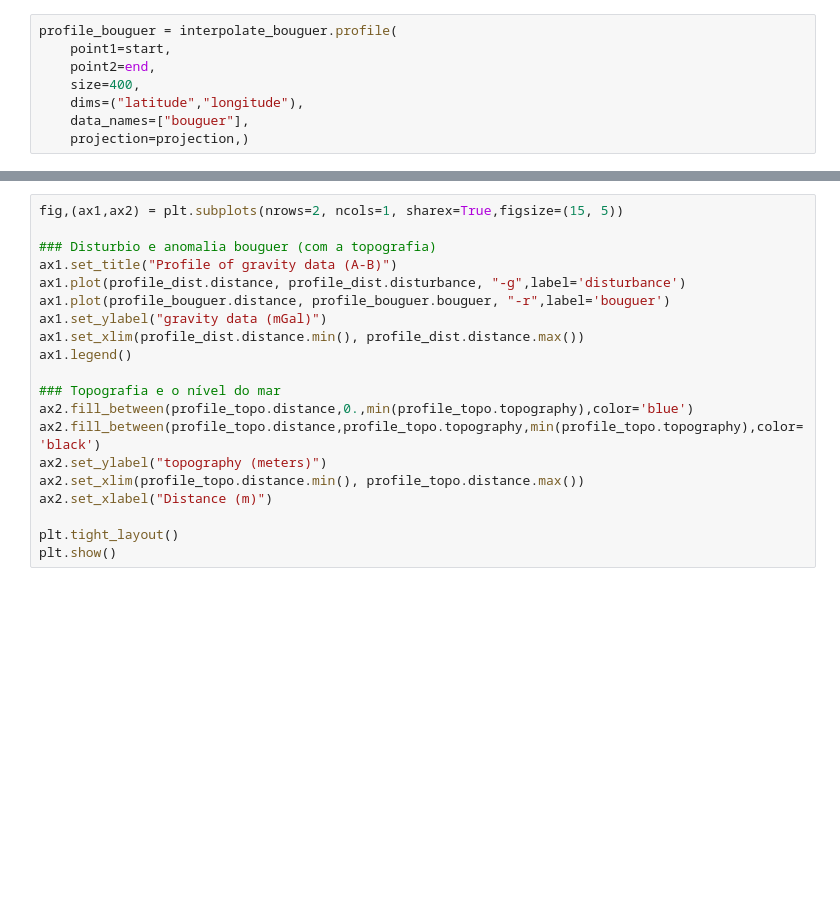
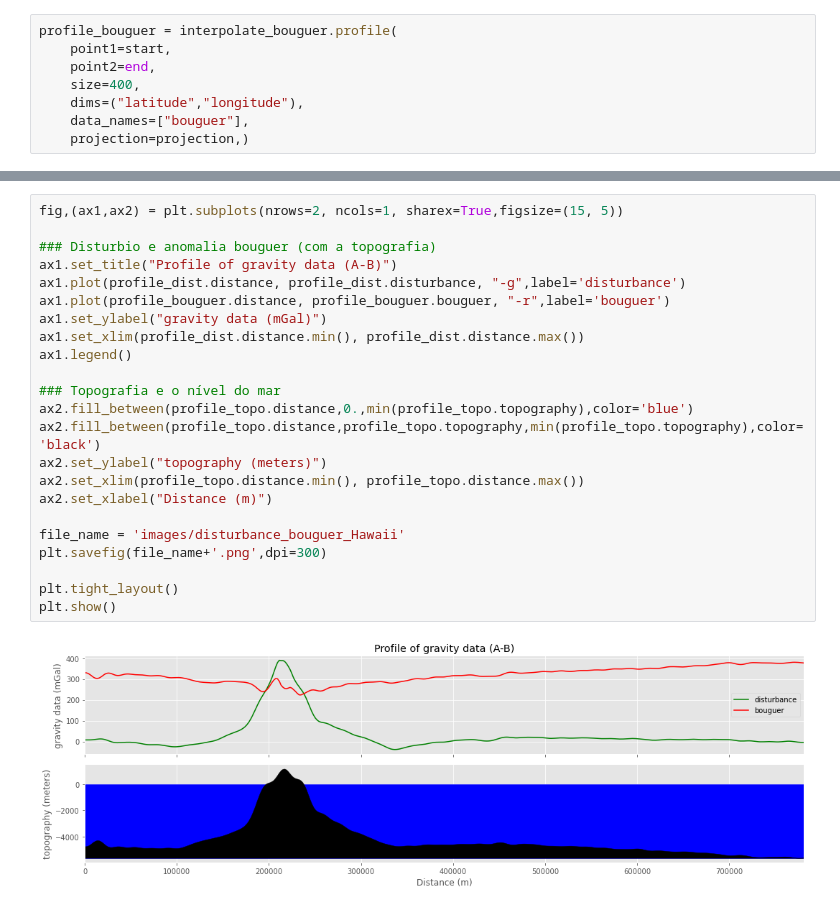
Before and after one commit to andrelreis/metodos-potenciais, a Jupyter notebook: Content/code/1. Gravity_earth/6. Hawaii_bouguer_anomaly.ipynb, the cells around one changed output, grey strips where cells are left out. Drawn from its saved outputs; the diff is of its cells as text; blank space fills up the shorter version.

```diff
--- a/Content/code/1. Gravity_earth/6. Hawaii_bouguer_anomaly.ipynb
+++ b/Content/code/1. Gravity_earth/6. Hawaii_bouguer_anomaly.ipynb
@@ -222,20 +267,25 @@ plt.show()
 # %%
 fig,(ax1,ax2) = plt.subplots(nrows=2, ncols=1, sharex=True,figsize=(15, 5))
 
 ### Disturbio e anomalia bouguer (com a topografia)
 ax1.set_title("Profile of gravity data (A-B)")
 ax1.plot(profile_dist.distance, profile_dist.disturbance, "-g",label='disturbance')
 ax1.plot(profile_bouguer.distance, profile_bouguer.bouguer, "-r",label='bouguer')
 ax1.set_ylabel("gravity data (mGal)")
 ax1.set_xlim(profile_dist.distance.min(), profile_dist.distance.max())
 ax1.legend()
 
 ### Topografia e o nível do mar
 ax2.fill_between(profile_topo.distance,0.,min(profile_topo.topography),color='blue')
 ax2.fill_between(profile_topo.distance,profile_topo.topography,min(profile_topo.topography),color='black')
 ax2.set_ylabel("topography (meters)")
 ax2.set_xlim(profile_topo.distance.min(), profile_topo.distance.max())
 ax2.set_xlabel("Distance (m)")
 
+file_name = 'images/disturbance_bouguer_Hawaii'
+plt.savefig(file_name+'.png',dpi=300)
+
 plt.tight_layout()
 plt.show()
+# %% [output]
+[figure, added]
```
Also changed, not shown: parts of 24 cells of this notebook, 27 other files.
